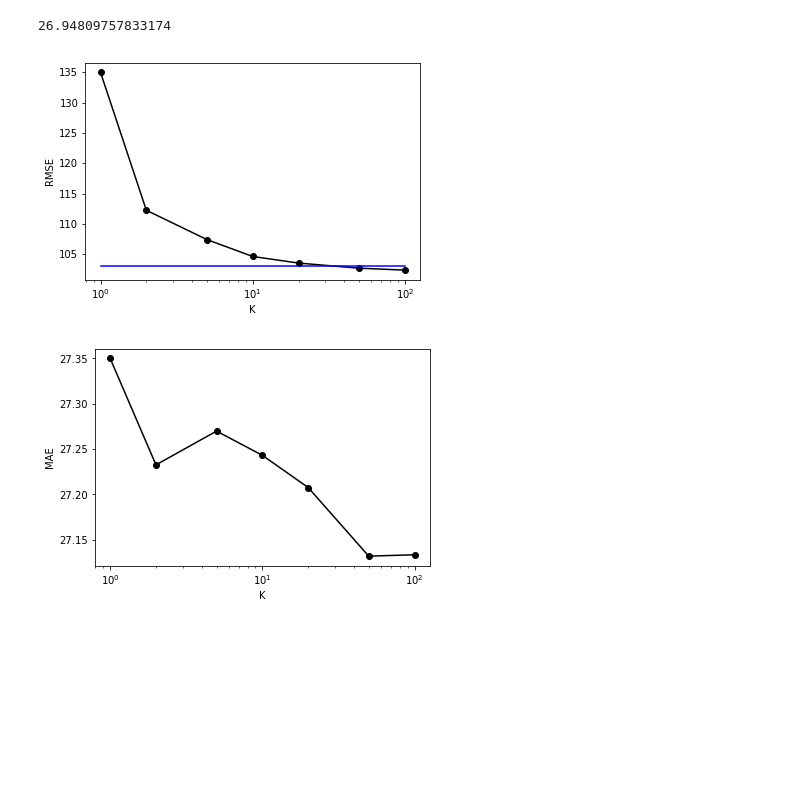
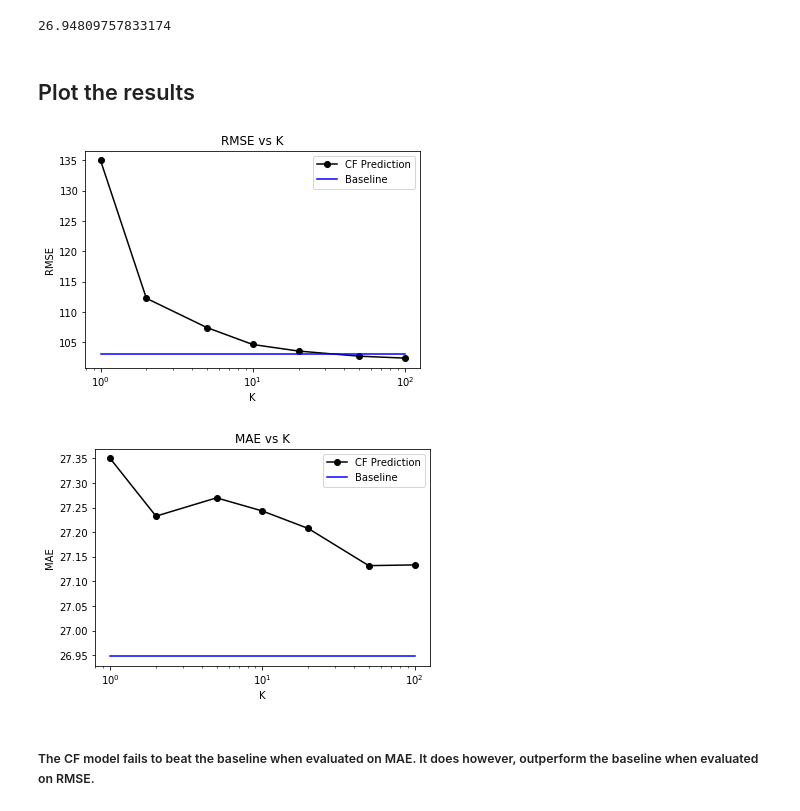
Before and after one commit to adarshchavakula/PersonalizationProject, a Jupyter notebook: code/LastFM-Brute-Force-Collaborative-Filtering.ipynb, the cells around one changed output. Drawn from its saved outputs; the diff is of its cells as text; code cells hidden in the pictures; blank space fills up the shorter version.

```diff
--- a/code/LastFM-Brute-Force-Collaborative-Filtering.ipynb
+++ b/code/LastFM-Brute-Force-Collaborative-Filtering.ipynb
@@ -286,22 +327,30 @@ baseline_rmse
 baseline_mae
 # %% [output]
 26.94809757833174
+# %% [markdown]
+## Plot the results
 # %%
-plt.plot(k_values, rmses, '-ko')
-plt.plot(k_values, baseline_rmse* np.ones(len(rmses)), '-b')
+plt.plot(k_values, rmses, '-ko', label='CF Prediction')
+plt.plot(k_values, baseline_rmse* np.ones(len(rmses)), '-b', label='Baseline')
 
 plt.xscale('log')
 plt.xlabel('K')
 plt.ylabel('RMSE')
-plt.legend()
+plt.title("RMSE vs K")
+plt.legend(loc='upper right')
 plt.show()
 # %% [output]
-[figure, old version]
+[figure, new version]
 # %%
-plt.plot(k_values, maes, '-ko')
+plt.plot(k_values, maes, '-ko',  label='CF Prediction')
+plt.plot(k_values, baseline_mae* np.ones(len(maes)), '-b', label='Baseline')
 plt.xscale('log')
 plt.xlabel('K')
 plt.ylabel('MAE')
+plt.title("MAE vs K")
+plt.legend(loc='upper right')
 plt.show()
 # %% [output]
-[figure, old version]
+[figure, new version]
+# %% [markdown]
+##### The CF model fails to beat the baseline when evaluated on MAE. It does however,  outperform the baseline when evaluated on RMSE.
```
Also changed, not shown: parts of 21 cells of this notebook.
